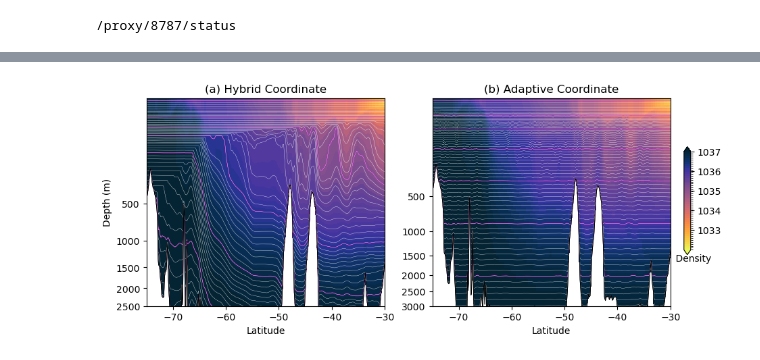
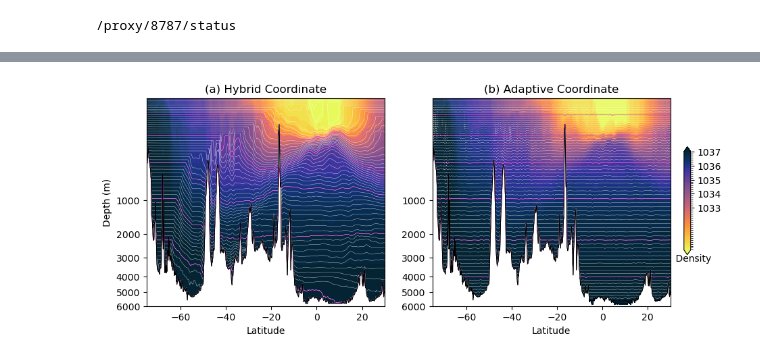
Before and after one commit to AndyHoggANU/anu-tub, a Jupyter notebook: diagnostics/ACCESS-OM3-Testing.ipynb, the cells around one changed output, grey strips where cells are left out. Saved outputs shown, nothing was run; the diff lists cells and outputs as text; code cells hidden in the pictures.

```diff
--- a/diagnostics/ACCESS-OM3-Testing.ipynb
+++ b/diagnostics/ACCESS-OM3-Testing.ipynb
@@ -41,3 +25,12 @@ To opt-in to future behavior, set `decode_timedelta=False`.
+# %%
+thkcello_fname = ag_dirname+'output???/access-om3.mom6.3d.thkcello.1day.mean.????.nc'
+ag_thkcello = xr.open_mfdataset(thkcello_fname,decode_timedelta=False)
+rhopot2_fname = ag_dirname+'output???/access-om3.mom6.3d.rhopot2.1day.mean.????.nc'
+ag_rhopot2 = xr.open_mfdataset(rhopot2_fname,decode_timedelta=False)
+thkcello_fname = h1_dirname+'../output???/access-om3.mom6.3d.thkcello.1day.mean.????.nc'
+h1_thkcello = xr.open_mfdataset(thkcello_fname,decode_timedelta=False)
+rhopot2_fname = h1_dirname+'../output???/access-om3.mom6.3d.rhopot2.1day.mean.????.nc'
+h1_rhopot2 = xr.open_mfdataset(rhopot2_fname,decode_timedelta=False)
 # %%
 plt.figure(figsize=(10,4))
 #AG
@@ -48,7 +41,7 @@ rhonew = xr.DataArray(data=rhoslice.rhopot2.values,dims=["zl", "yh"],
             coords=dict(yh=(["yh"], rhoslice.yh.values),depth=(["zl", "yh"], layerdepth.values)))
 
 plt.subplot(122)
-rhonew.plot(y = "depth",add_colorbar=False,levels=np.linspace(1032,1037),cmap=cm.cm.thermal_r)
+rhonew.plot(y = "depth",add_colorbar=False,levels=np.linspace(1030,1037),cmap=cm.cm.thermal_r)
 for ii in range(75):
     if np.mod(ii,10)==5:
         layerdepth.isel(zl=ii).plot(color='m',linewidth=0.6)
@@ -62,8 +55,8 @@ def forward(x):
 def inverse(x):
     return x**3
 
-plt.xlim([-75,-30])
-plt.ylim([10,3000])
+plt.xlim([-75,30])
+plt.ylim([10,6000])
 plt.gca().set_yscale('function', functions=(forward, inverse))
 plt.gca().invert_yaxis()
 
@@ -73,34 +66,34 @@ plt.xlabel('Latitude')
 
 #HYCOM1
 thkslice = h1_thkcello.isel(time=-1).sel(xh=-180,method='nearest')
 rhoslice = h1_rhopot2.isel(time=-1).sel(xh=-180,method='nearest')
 layerdepth = thkslice.thkcello.cumsum('zl')
 rhonew = xr.DataArray(data=rhoslice.rhopot2.values,dims=["zl", "yh"],
             coords=dict(yh=(["yh"], rhoslice.yh.values),depth=(["zl", "yh"], layerdepth.values)))
 
 plt.subplot(121)
-p1=rhonew.plot(y = "depth",add_colorbar=False,levels=np.linspace(1032,1037),cmap=cm.cm.thermal_r)
+p1=rhonew.plot(y = "depth",add_colorbar=False,levels=np.linspace(1030,1037),cmap=cm.cm.thermal_r)
 for ii in range(75):
     if np.mod(ii,10)==5:
         layerdepth.isel(zl=ii).plot(color='m',linewidth=0.6)
     if ii>72:
         layerdepth.isel(zl=ii).plot(color='k',linewidth=0.6)
     else:
         layerdepth.isel(zl=ii).plot(color='w',linewidth=0.25)
 
-plt.xlim([-75,-30])
-plt.ylim([10,2500])
+plt.xlim([-75,30])
+plt.ylim([10,6000])
 plt.gca().set_yscale('function', functions=(forward, inverse))
 plt.gca().invert_yaxis()
 
 plt.title('(a) Hybrid Coordinate')
 plt.ylabel('Depth (m)')
 plt.xlabel('Latitude')
 
 ax_c = plt.axes([0.92,0.3,0.01,0.4])
 pc = plt.colorbar(p1,ax_c,ticks=[1037,1036,1035,1034,1033])
 plt.xlabel('    Density')
 
 plt.savefig('AG_Test.png',dpi=400)
 # %% [output]
-[figure, old version]
+[figure, new version]
```
Also changed, not shown: parts of 16 cells of this notebook.
